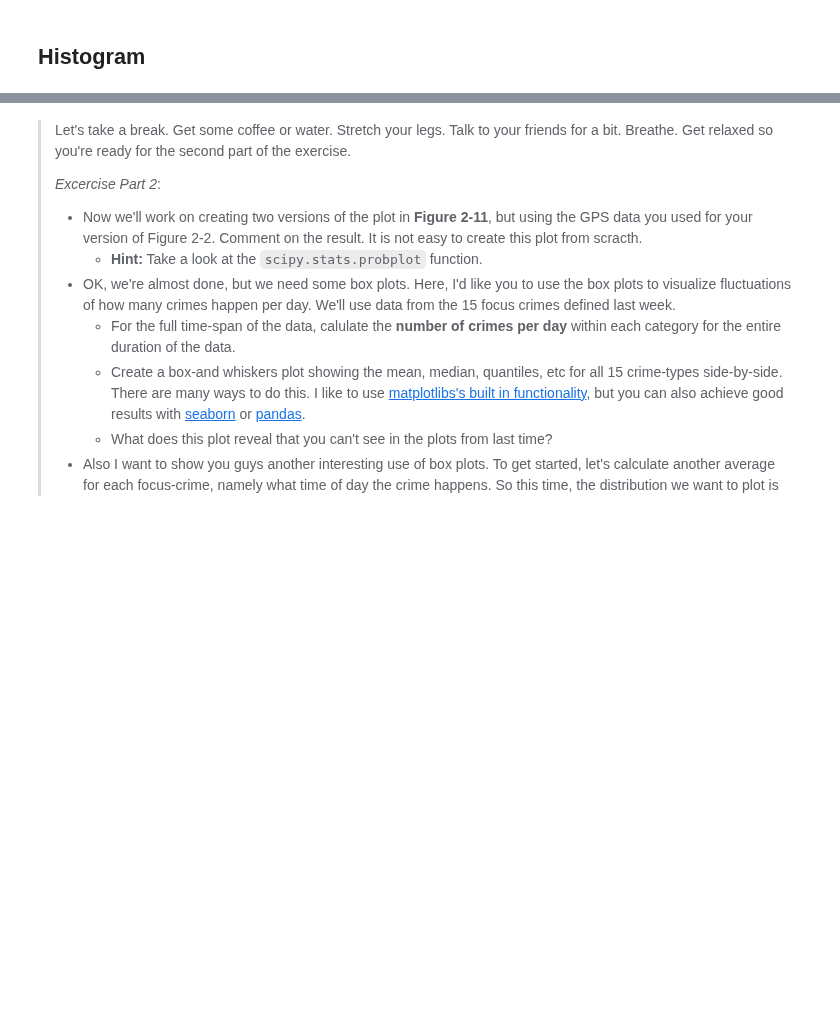
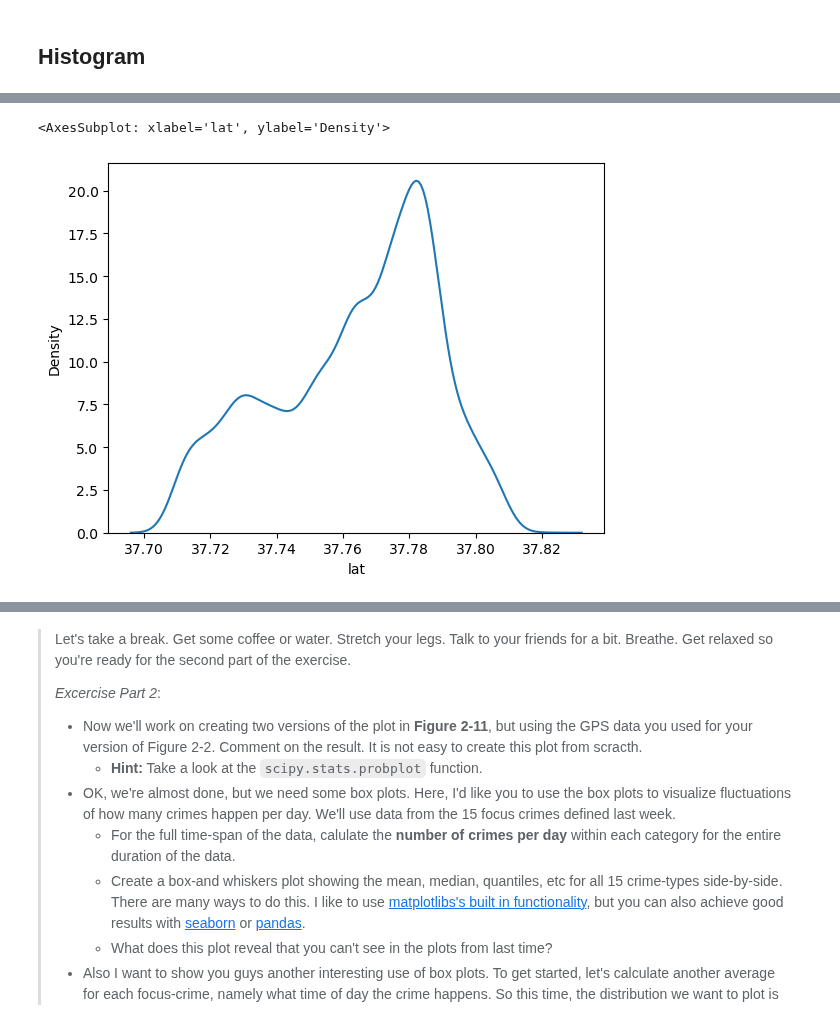
Before and after one commit to jens-create/socialdata2023, a Jupyter notebook: lectures/Week3.ipynb, the cells around one changed output, grey strips where cells are left out. Drawn from its saved outputs; the diff is of its cells as text; code cells hidden in the pictures; blank space fills up the shorter version.

```diff
--- a/lectures/Week3.ipynb
+++ b/lectures/Week3.ipynb
@@ -126,0 +137,5 @@ TypeError: Cannot perform 'ror_' with a dtyped [object] array and scalar of type
+# %%
+sns.kdeplot(df_2.lat)
+# %% [output]
+<AxesSubplot: xlabel='lat', ylabel='Density'>
+[figure, added]
```
Also changed, not shown: parts of 15 cells of this notebook.
